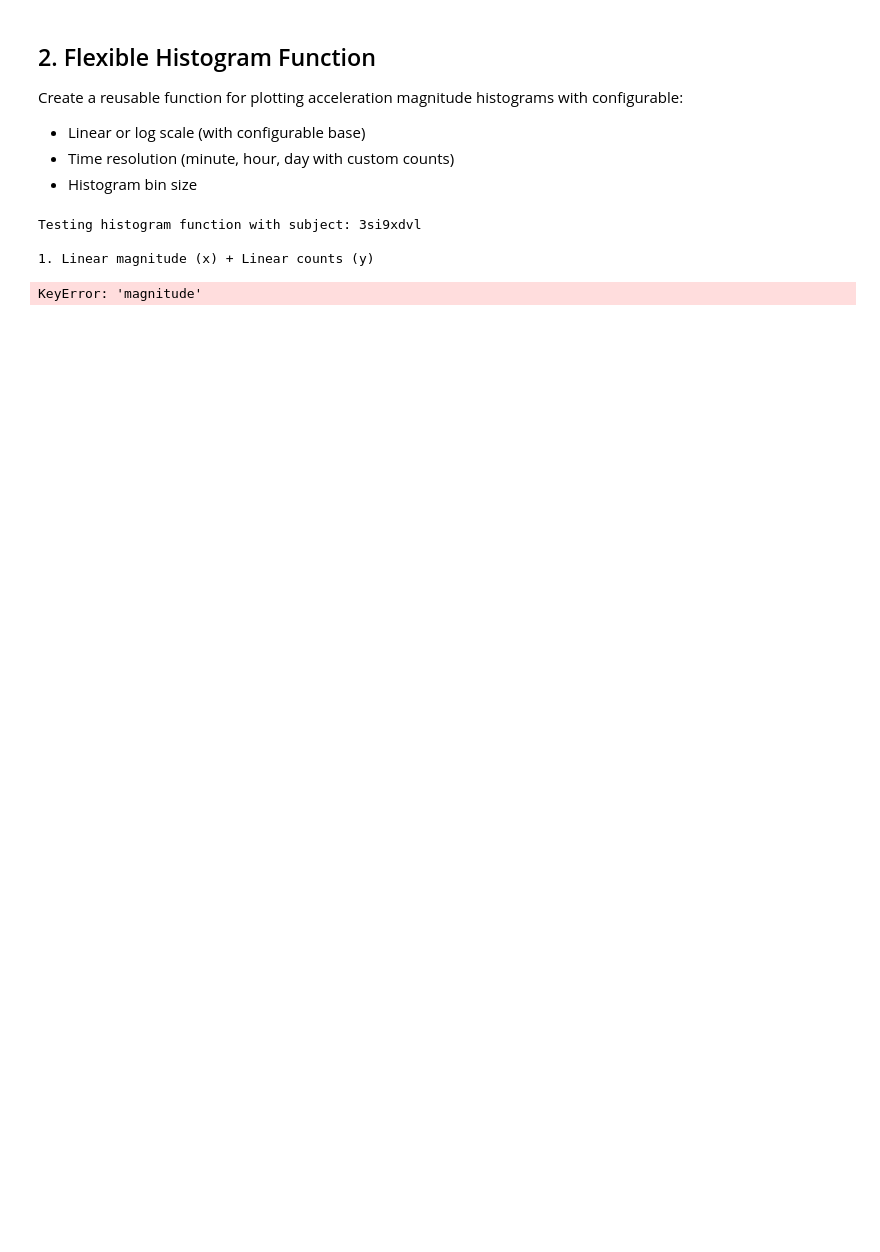
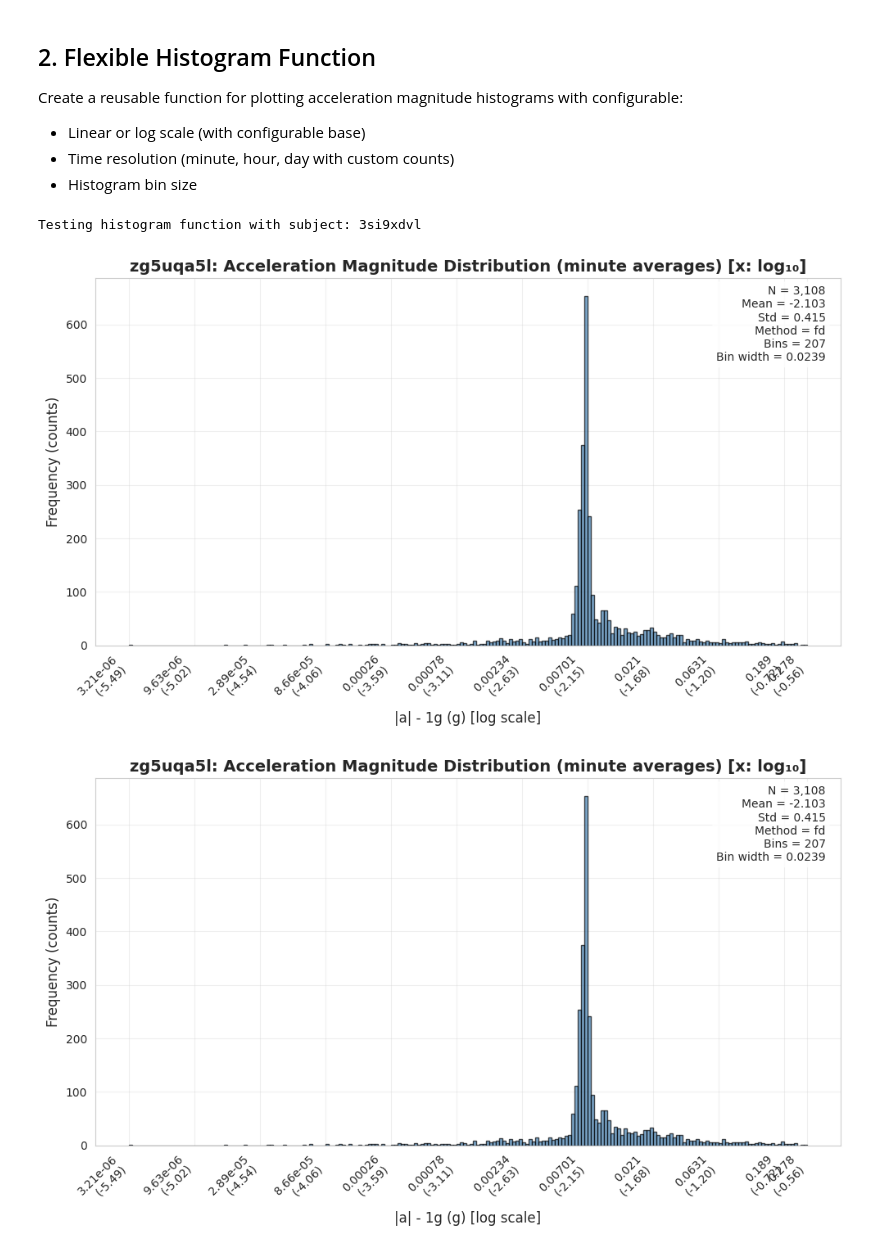
Before and after one commit to elizabethyoo/sample_imputation, a Jupyter notebook: notebooks/07_plot_minutely_acc_mag_dists.ipynb, the cells around one changed output. Drawn from its saved outputs; the diff is of its cells as text; code cells hidden in the pictures; blank space fills up the shorter version.

```diff
--- a/notebooks/07_plot_minutely_acc_mag_dists.ipynb
+++ b/notebooks/07_plot_minutely_acc_mag_dists.ipynb
@@ -417,33 +417,23 @@ def plot_magnitude_histogram(
 # %%
 # Test the histogram function with a single subject
 test_subject = SUBJECT_IDS[0]
 print(f"Testing histogram function with subject: {test_subject}")
 
-# Linear x, linear y (default)
-print("\n1. Linear magnitude (x) + Linear counts (y)")
-fig = plot_magnitude_histogram(
-    processed_data[test_subject],
+# Load data from CSV
+test_df = pd.read_csv(DATA_PROCESSED / test_subject / 'accelerometer' / 'combined.csv')
+test_df['timestamp'] = pd.to_datetime(test_df['timestamp'], format='ISO8601')
+
+for method in BIN_METHODS:
+    fig = plot_magnitude_histogram(
+    test_df,
     test_subject,
-    use_log=False,
+    use_log=True,
     log_counts=False,
     resolution='minute',
-    resolution_count=1
+    resolution_count=1,
 )
 plt.show()
-
-# Test 3: Linear x, log y
-print("\n3. Linear magnitude (x) + Log counts (y)")
-fig = plot_magnitude_histogram(
-    processed_data[test_subject],
-    test_subject,
-    use_log=False,
-    log_counts=True,
-    resolution='minute',
-    resolution_count=1
-)
-plt.show()
 # %% [output]
 Testing histogram function with subject: 3si9xdvl
-
-1. Linear magnitude (x) + Linear counts (y)
-KeyError: 'magnitude'
+[figure, added]
+[figure, added]
```
Also changed, not shown: parts of 16 cells of this notebook, 4 other files.
